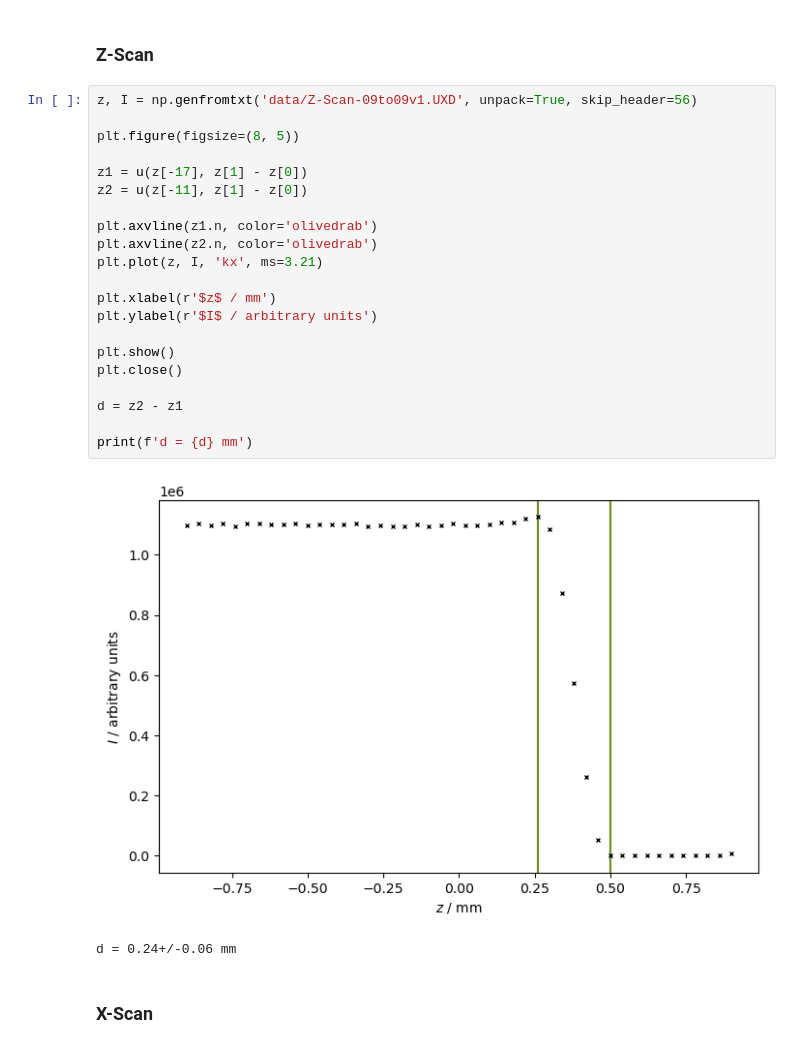
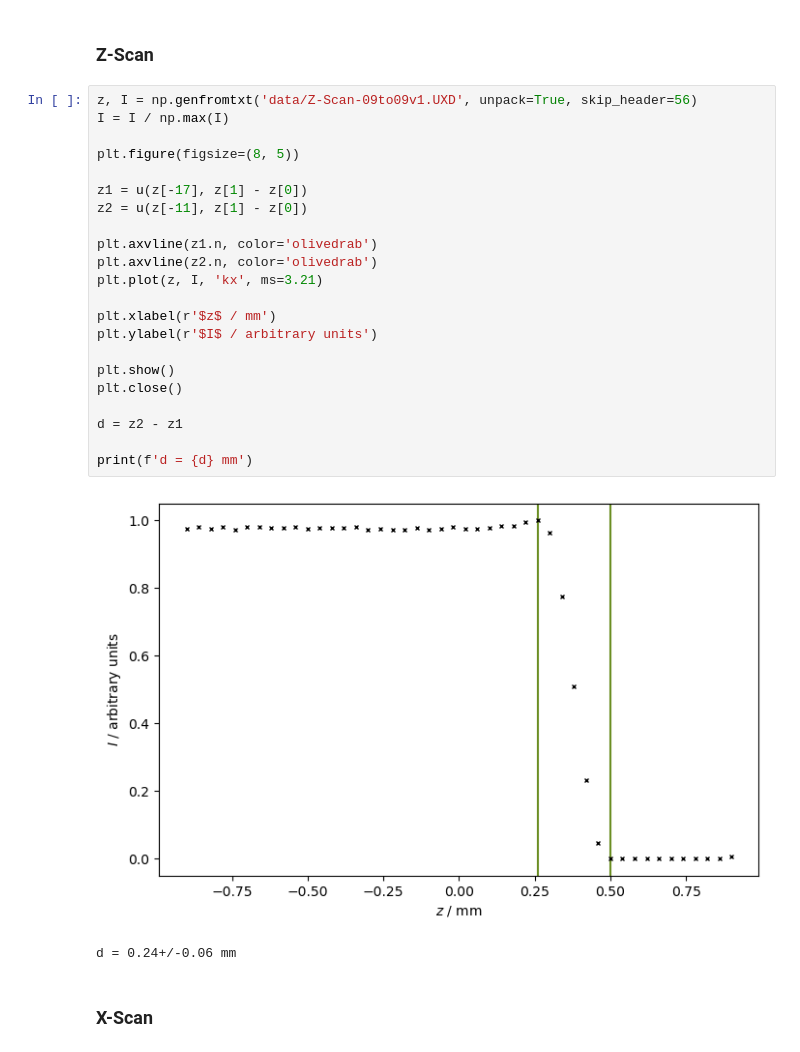
Before and after one commit to frtza/advancedlaboratory, a Jupyter notebook: V44/note.ipynb, the cells around one changed output. Saved outputs shown, nothing was run; the diff lists cells and outputs as text.

```diff
--- a/V44/note.ipynb
+++ b/V44/note.ipynb
@@ -56,27 +58,28 @@ FWHM: [0.05275275245945836+/-0.0007002230448995973, -0.037869842783654115+/-0.00
 ### Z-Scan
 # %%
 z, I = np.genfromtxt('data/Z-Scan-09to09v1.UXD', unpack=True, skip_header=56)
+I = I / np.max(I)
 
 plt.figure(figsize=(8, 5))
 
 z1 = u(z[-17], z[1] - z[0])
 z2 = u(z[-11], z[1] - z[0])
 
 plt.axvline(z1.n, color='olivedrab')
 plt.axvline(z2.n, color='olivedrab')
 plt.plot(z, I, 'kx', ms=3.21)
 
 plt.xlabel(r'$z$ / mm')
 plt.ylabel(r'$I$ / arbitrary units')
 
 plt.show()
 plt.close()
 
 d = z2 - z1
 
 print(f'd = {d} mm')
 # %% [output]
-[figure, old version]
+[figure, new version]
 d = 0.24+/-0.06 mm
 # %% [markdown]
 ### X-Scan
```
Also changed, not shown: parts of 6 cells of this notebook.
